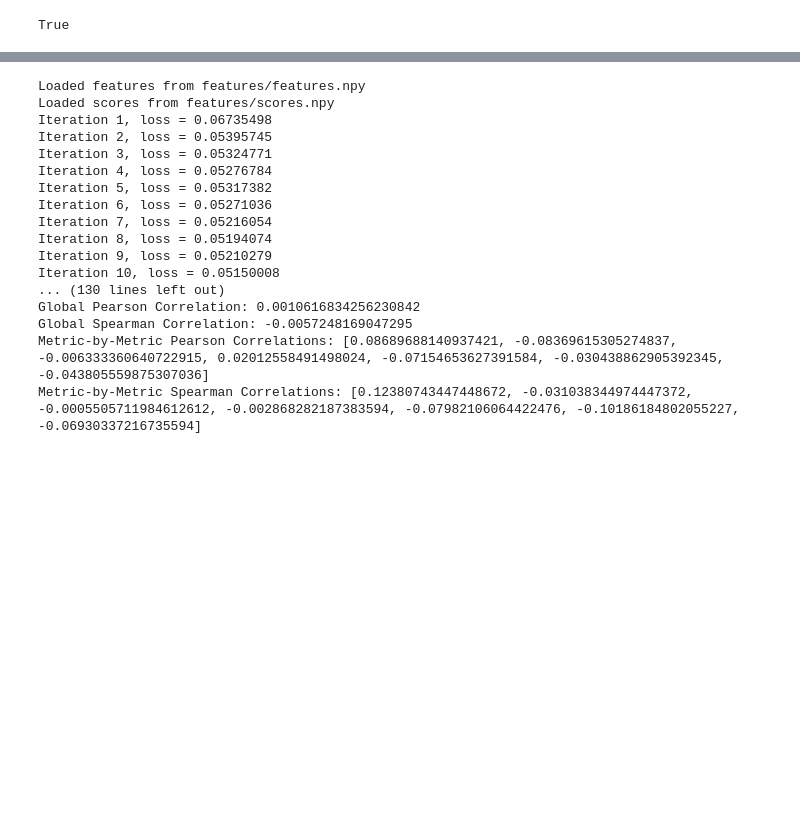
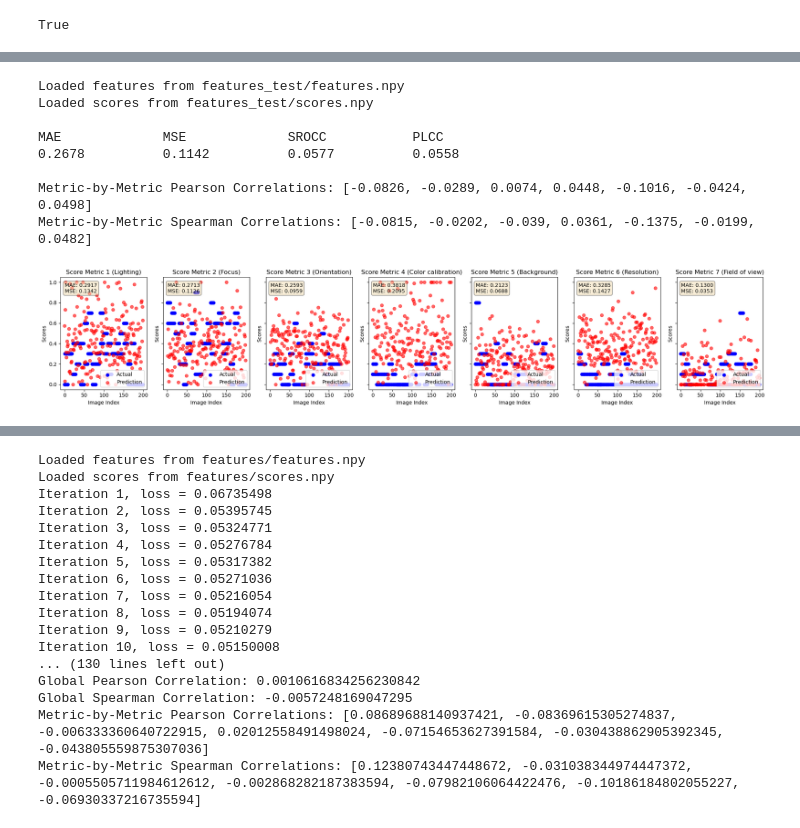
Before and after one commit to Schoggi-Mimi/bachelor-thesis, a Jupyter notebook: playground/train_regressor.ipynb, the cells around one changed output, grey strips where cells are left out. Saved outputs shown, nothing was run; the diff lists cells and outputs as text; code cells hidden in the pictures; blank space fills up the shorter version.

```diff
--- a/playground/train_regressor.ipynb
+++ b/playground/train_regressor.ipynb
@@ -22,0 +49,13 @@ True
+# %%
+from test import test
+test('to_label', crop=True, normalize=True, batch_size=10, num_workers=1, model=arniqa, device=DEVICE, save_dir='features_test', regressor=regressor)
+# %% [output]
+Loaded features from features_test/features.npy
+Loaded scores from features_test/scores.npy
+
+MAE             MSE             SROCC           PLCC
+0.2678          0.1142          0.0577          0.0558
+
+Metric-by-Metric Pearson Correlations: [-0.0826, -0.0289, 0.0074, 0.0448, -0.1016, -0.0424, 0.0498]
+Metric-by-Metric Spearman Correlations: [-0.0815, -0.0202, -0.039, 0.0361, -0.1375, -0.0199, 0.0482]
+[figure, added]
```
Also changed, not shown: parts of 4 cells of this notebook, 4 other files.
